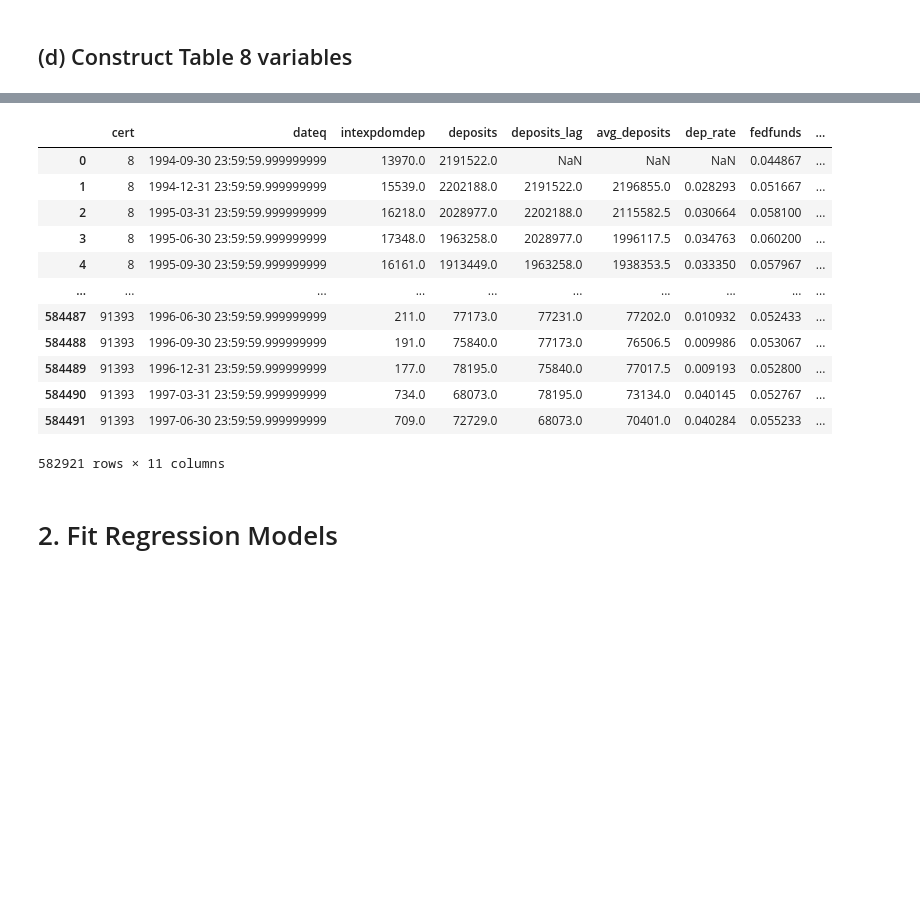
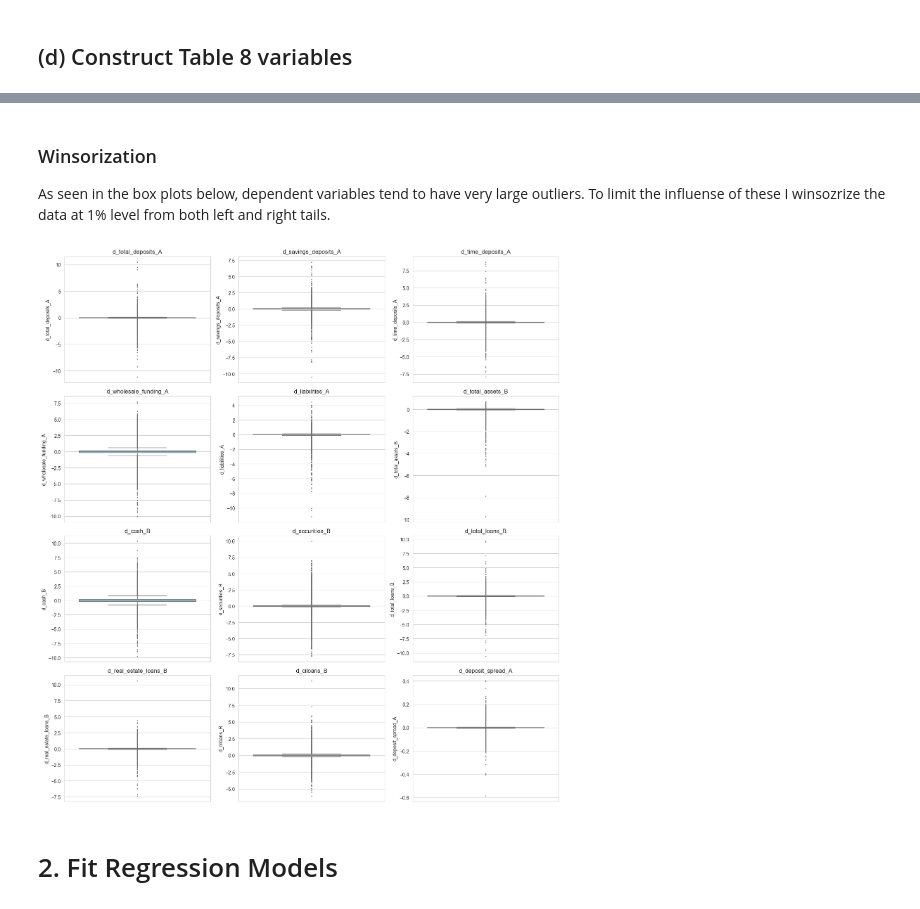
Before and after one commit to pamaths/financial_econometrics_II, a Jupyter notebook: notebooks/fe2_problem1.ipynb, the cells around one changed output, grey strips where cells are left out. Cells and saved outputs as stored; diff of their text form; code cells hidden in the pictures; blank space fills up the shorter version.

```diff
--- a/notebooks/fe2_problem1.ipynb
+++ b/notebooks/fe2_problem1.ipynb
@@ -200,19 +189,13 @@ The following variables are constructed
 # %%
 # log change in domestic deposits
 def groupbed_log_diff(pdf, value_col, group_col = 'cert'):
-    return np.log(pdf[value_col] / (pdf.groupby(group_col)[value_col].shift(1))).shift(-1)
+    return np.log(pdf[value_col] / (pdf.groupby([group_col,'asset_change_groups'])[value_col].shift(1))).shift(-1)
 
 # Panel A dep-vals (bank liabilities)
 pdf_merged['d_total_deposits_A'] = groupbed_log_diff(pdf_merged, 'deposits')
 pdf_merged['d_savings_deposits_A'] = groupbed_log_diff(pdf_merged, 'totsavdep')
-pdf_merged['d_time_deposits_A'] = groupbed_log_diff(pdf_merged, 'timedep') # check
-pdf_merged['wholesale_funding'] = pdf_merged['liabilities'] - pdf_merged['deposits'] # check subtrackt foreign deposits
-# pdf_merged["wholesale_funding"] = (
-#     pdf_merged["fed_funds_purchased"]     # RCONB993
-#     + pdf_merged["repos_sold"]            # RCONB995
-#     + pdf_merged["other_borrowed_money"]  # RCON2800
-#     + pdf_merged["subordinated_debt"]     # RCON3548
-# )
+pdf_merged['d_time_deposits_A'] = groupbed_log_diff(pdf_merged, 'timedep')
+pdf_merged['wholesale_funding'] = pdf_merged['liabilities'] - pdf_merged['deposits']
 pdf_merged['d_wholesale_funding_A'] = groupbed_log_diff(pdf_merged, 'wholesale_funding')
 pdf_merged['d_liabilities_A'] = groupbed_log_diff(pdf_merged, 'liabilities')
 
@@ -221,5 +204,5 @@ pdf_merged['d_total_assets_B'] = groupbed_log_diff(pdf_merged, 'assets')
 pdf_merged['d_cash_B'] = groupbed_log_diff(pdf_merged, 'cash')
 pdf_merged['d_securities_B'] = groupbed_log_diff(pdf_merged, 'securities')
 pdf_merged['d_total_loans_B'] = groupbed_log_diff(pdf_merged, 'loans')
-pdf_merged['d_real_estate_loans_B'] = groupbed_log_diff(pdf_merged, 'reloans') # check that has values
+pdf_merged['d_real_estate_loans_B'] = groupbed_log_diff(pdf_merged, 'reloans')
 pdf_merged['d_ciloans_B'] = groupbed_log_diff(pdf_merged, 'ciloans')
@@ -239,16 +217,0 @@ pdf_merged['d_deposit_spread_A'] = pdf_merged.groupby('cert')['deposit_spread'].
-# %%
-pdf_merged[['cert', 'dateq', 'intexpdomdep', 'deposits', 'deposits_lag', 'avg_deposits', 'dep_rate', 'fedfunds', 'deposit_spread', 'd_fedfunds', 'd_deposit_spread_A']]
-# %% [output]
-|  | cert | dateq | intexpdomdep | deposits | deposits_lag | avg_deposits | dep_rate | fedfunds | ... |
-| 0 | 8 | 1994-09-30 23:59:59.999999999 | 13970.0 | 2191522.0 | NaN | NaN | NaN | 0.044867 | ... |
-| 1 | 8 | 1994-12-31 23:59:59.999999999 | 15539.0 | 2202188.0 | 2191522.0 | 2196855.0 | 0.028293 | 0.051667 | ... |
-| 2 | 8 | 1995-03-31 23:59:59.999999999 | 16218.0 | 2028977.0 | 2202188.0 | 2115582.5 | 0.030664 | 0.058100 | ... |
-| 3 | 8 | 1995-06-30 23:59:59.999999999 | 17348.0 | 1963258.0 | 2028977.0 | 1996117.5 | 0.034763 | 0.060200 | ... |
-| 4 | 8 | 1995-09-30 23:59:59.999999999 | 16161.0 | 1913449.0 | 1963258.0 | 1938353.5 | 0.033350 | 0.057967 | ... |
-| ... | ... | ... | ... | ... | ... | ... | ... | ... | ... |
-| 584487 | 91393 | 1996-06-30 23:59:59.999999999 | 211.0 | 77173.0 | 77231.0 | 77202.0 | 0.010932 | 0.052433 | ... |
-| 584488 | 91393 | 1996-09-30 23:59:59.999999999 | 191.0 | 75840.0 | 77173.0 | 76506.5 | 0.009986 | 0.053067 | ... |
-| 584489 | 91393 | 1996-12-31 23:59:59.999999999 | 177.0 | 78195.0 | 75840.0 | 77017.5 | 0.009193 | 0.052800 | ... |
-| 584490 | 91393 | 1997-03-31 23:59:59.999999999 | 734.0 | 68073.0 | 78195.0 | 73134.0 | 0.040145 | 0.052767 | ... |
-| 584491 | 91393 | 1997-06-30 23:59:59.999999999 | 709.0 | 72729.0 | 68073.0 | 70401.0 | 0.040284 | 0.055233 | ... |
-582921 rows × 11 columns
@@ -258,0 +220,24 @@ pdf_merged["fe_bank_post2008"] = pdf_merged["cert"].astype(str) + "_" + pdf_merg
+# %% [markdown]
+### Winsorization
+
+As seen in the box plots below, dependent variables tend to have very large outliers. To limit the influense of these I winsozrize the data at 1% level from both left and right tails.
+# %%
+n = len(d_columns)
+ncols = 3
+nrows = math.ceil(n / ncols)
+fig, axes = plt.subplots(nrows, ncols, figsize=(ncols * 5, nrows * 4))
+axes = axes.flatten() if n > 1 else [axes]
+
+sns.set_style("whitegrid")
+for idx, col in enumerate(d_columns):
+    ax = axes[idx]
+    sns.boxplot(y=pdf_merged[col].dropna(), ax=ax, color="skyblue", fliersize=1)
+    ax.set_title(col)
+
+for ax in axes[len(d_columns):]:
+    fig.delaxes(ax)
+
+plt.tight_layout()
+plt.show()
+# %% [output]
+[figure, added]
```
Also changed, not shown: parts of 56 cells of this notebook.
